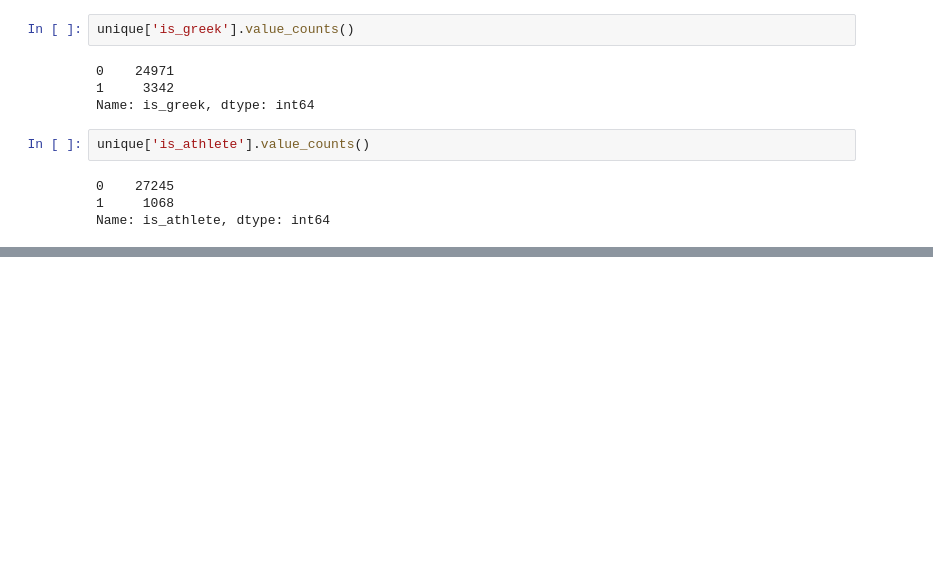
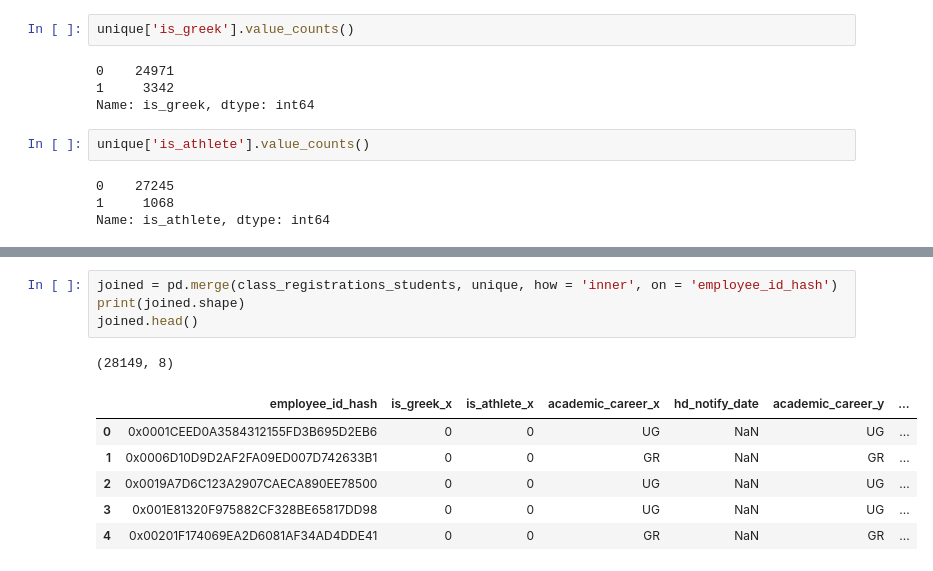
Before and after one commit to zyyjjj/classroom_transmission, a Jupyter notebook: notebooks/01262023_load_student_day_data.ipynb, the cells around one changed output, grey strips where cells are left out. Drawn from its saved outputs; the diff is of its cells as text; blank space fills up the shorter version.

```diff
--- a/notebooks/01262023_load_student_day_data.ipynb
+++ b/notebooks/01262023_load_student_day_data.ipynb
@@ -98,0 +191,12 @@ Name: is_athlete, dtype: int64
+# %%
+joined = pd.merge(class_registrations_students, unique, how = 'inner', on = 'employee_id_hash')
+print(joined.shape)
+joined.head()
+# %% [output]
+(28149, 8)
+|  | employee_id_hash | is_greek_x | is_athlete_x | academic_career_x | hd_notify_date | academic_career_y | ... |
+| 0 | 0x0001CEED0A3584312155FD3B695D2EB6 | 0 | 0 | UG | NaN | UG | ... |
+| 1 | 0x0006D10D9D2AF2FA09ED007D742633B1 | 0 | 0 | GR | NaN | GR | ... |
+| 2 | 0x0019A7D6C123A2907CAECA890EE78500 | 0 | 0 | UG | NaN | UG | ... |
+| 3 | 0x001E81320F975882CF328BE65817DD98 | 0 | 0 | UG | NaN | UG | ... |
+| 4 | 0x00201F174069EA2D6081AF34AD4DDE41 | 0 | 0 | GR | NaN | GR | ... |
```
Also changed, not shown: parts of 16 cells of this notebook.
